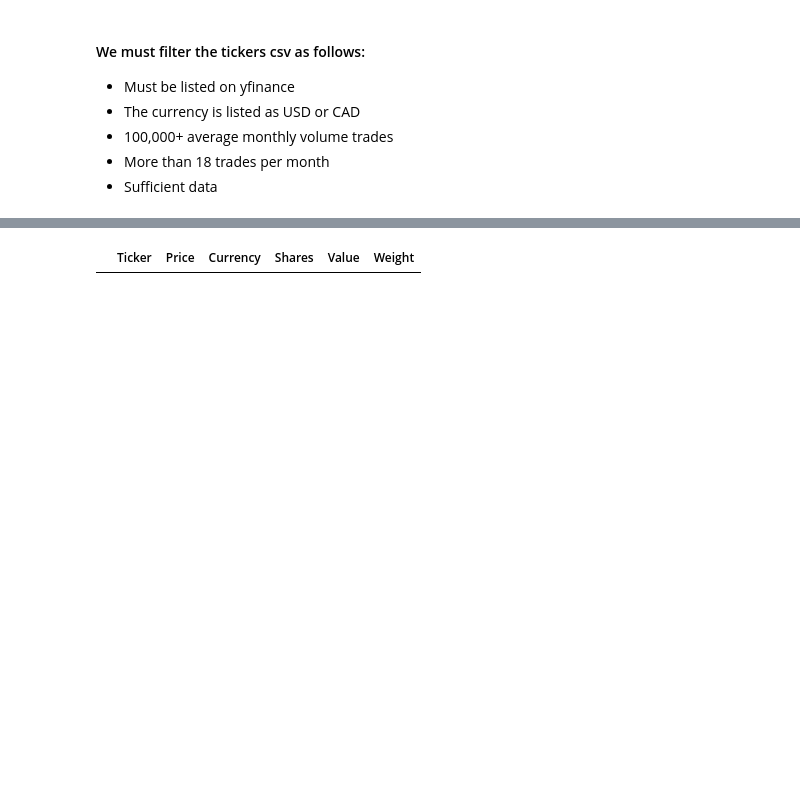
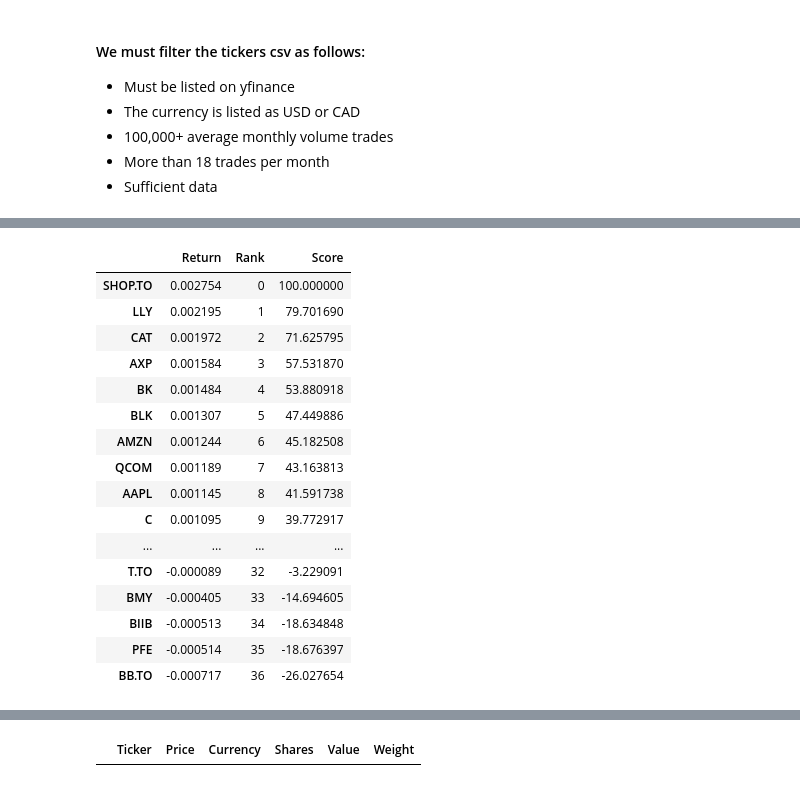
Before and after one commit to akramj13/CFM101-Project, a Jupyter notebook: Team 11 Assignment Jester.ipynb, the cells around one changed output, grey strips where cells are left out. Saved outputs shown, nothing was run; the diff lists cells and outputs as text; code cells hidden in the pictures; blank space fills up the shorter version.

```diff
--- a/Team 11 Assignment Jester.ipynb
+++ b/Team 11 Assignment Jester.ipynb
@@ -198,6 +135,27 @@ def calculate_std(data):
     std_sorted['Score'] = (std_sorted['Standard Deviation'] / highest_std_value) * 100
 
     return std_sorted
+# %%
+def calculate_return(data):
+    data.index = pd.to_datetime(data.index)
+
+    # Calculate daily percentage returns
+    returns = data.pct_change().dropna()
+
+    # Calculate standard deviation of returns
+    ret = pd.DataFrame(returns.mean(), columns=['Return'])
+
+    # Sort by standard deviation
+    ret_sorted = ret.sort_values(by='Return', ascending=False)
+
+    # Add Rank column
+    ret_sorted['Rank'] = range(len(ret_sorted))
+
+    # Add Score column
+    highest_ret_value = ret_sorted['Return'].iloc[0]
+    ret_sorted['Score'] = (ret_sorted['Return'] / highest_ret_value) * 100
+
+    return ret_sorted
 # %%
 # Loading data into variables
 stock_filter = filter_stocks(ticker_lst)
@@ -273,3 +237,24 @@ std
+# %%
+ret = calculate_return(data)
+ret
+# %% [output]
+|  | Return | Rank | Score |
+| SHOP.TO | 0.002754 | 0 | 100.000000 |
+| LLY | 0.002195 | 1 | 79.701690 |
+| CAT | 0.001972 | 2 | 71.625795 |
+| AXP | 0.001584 | 3 | 57.531870 |
+| BK | 0.001484 | 4 | 53.880918 |
+| BLK | 0.001307 | 5 | 47.449886 |
+| AMZN | 0.001244 | 6 | 45.182508 |
+| QCOM | 0.001189 | 7 | 43.163813 |
+| AAPL | 0.001145 | 8 | 41.591738 |
+| C | 0.001095 | 9 | 39.772917 |
+| ... | ... | ... | ... |
+| T.TO | -0.000089 | 32 | -3.229091 |
+| BMY | -0.000405 | 33 | -14.694605 |
+| BIIB | -0.000513 | 34 | -18.634848 |
+| PFE | -0.000514 | 35 | -18.676397 |
+| BB.TO | -0.000717 | 36 | -26.027654 |
 # %%
 # Load the PCR values for each of the valid stocks into a variable
 options_data = PCR_calc(ticker_lst)
```
Also changed, not shown: parts of 10 cells of this notebook.
